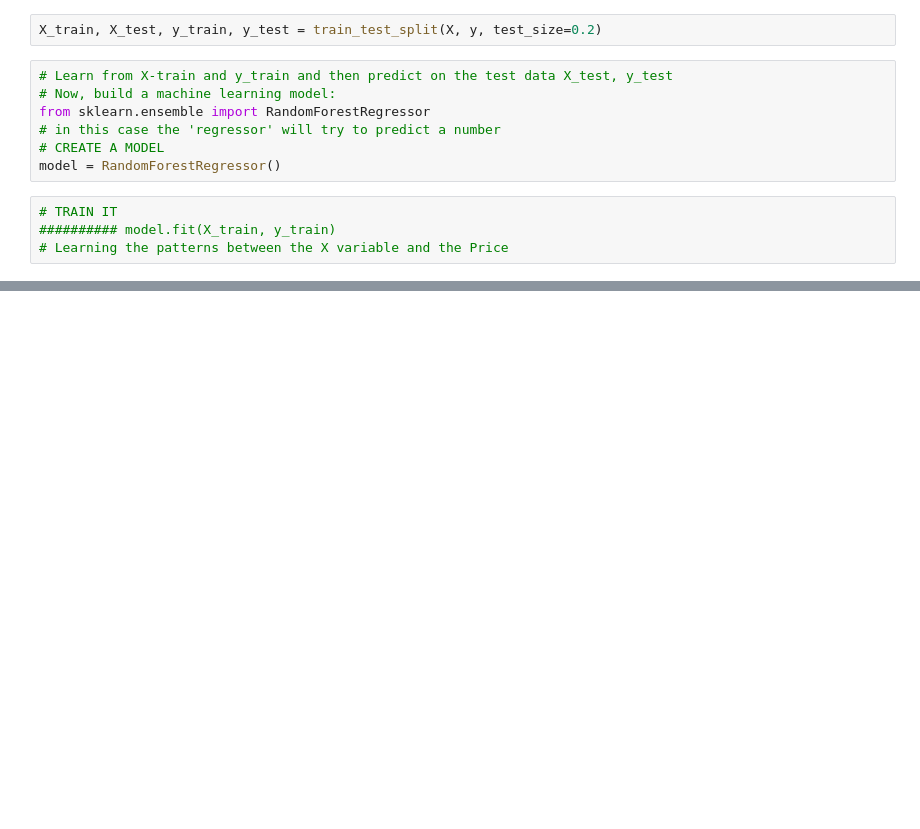
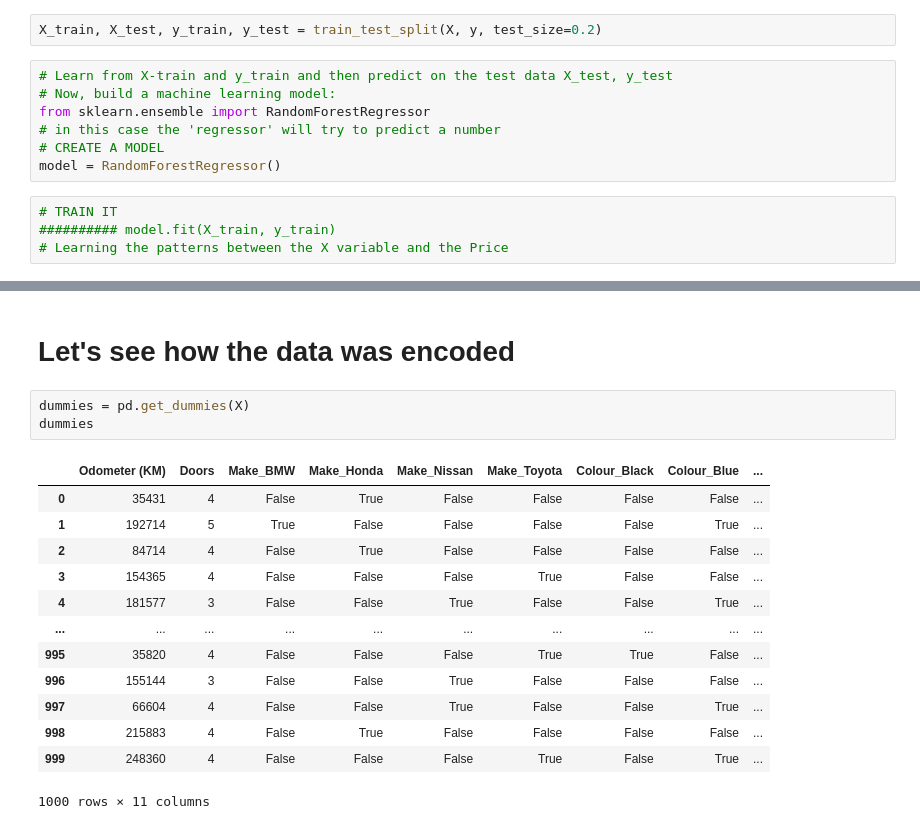
Before and after one commit to thewesternfront/Jupyter_Testintg_Jetbrains, a Jupyter notebook: introduction-to-scikit-learn.ipynb, the cells around one changed output, grey strips where cells are left out. Saved outputs shown, nothing was run; the diff lists cells and outputs as text; blank space fills up the shorter version.

Commit message:
Converted Objects into numerical data section 112/113

```diff
--- a/introduction-to-scikit-learn.ipynb
+++ b/introduction-to-scikit-learn.ipynb
@@ -361,0 +400,19 @@ array([[0.00000e+00, 1.00000e+00, 0.00000e+00, ..., 1.00000e+00,
+# %% [markdown]
+# Let's see how the data was encoded
+# %%
+dummies = pd.get_dummies(X)
+dummies
+# %% [output]
+|  | Odometer (KM) | Doors | Make_BMW | Make_Honda | Make_Nissan | Make_Toyota | Colour_Black | Colour_Blue | ... |
+| 0 | 35431 | 4 | False | True | False | False | False | False | ... |
+| 1 | 192714 | 5 | True | False | False | False | False | True | ... |
+| 2 | 84714 | 4 | False | True | False | False | False | False | ... |
+| 3 | 154365 | 4 | False | False | False | True | False | False | ... |
+| 4 | 181577 | 3 | False | False | True | False | False | True | ... |
+| ... | ... | ... | ... | ... | ... | ... | ... | ... | ... |
+| 995 | 35820 | 4 | False | False | False | True | True | False | ... |
+| 996 | 155144 | 3 | False | False | True | False | False | False | ... |
+| 997 | 66604 | 4 | False | False | True | False | False | True | ... |
+| 998 | 215883 | 4 | False | True | False | False | False | False | ... |
+| 999 | 248360 | 4 | False | False | False | True | False | True | ... |
+1000 rows × 11 columns
```
Also changed, not shown: parts of 18 cells of this notebook, 1 other file.
